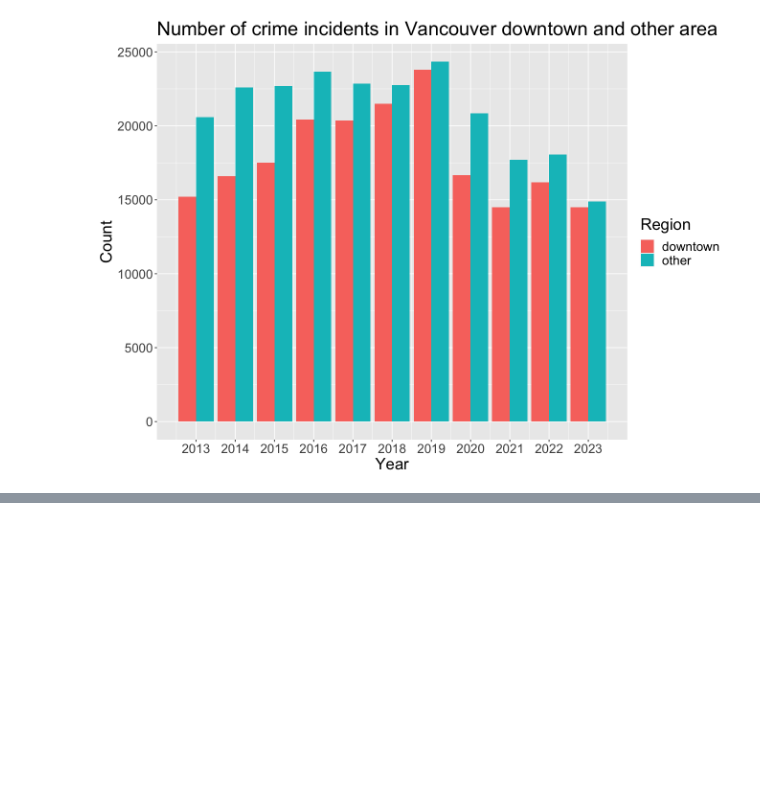
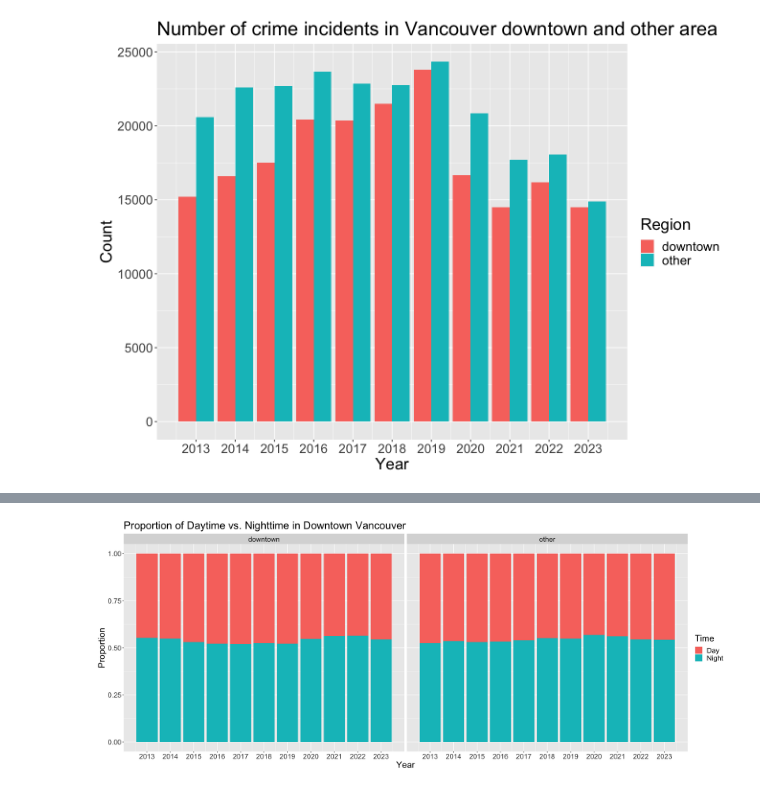
Before and after one commit to AllenCheng5186/STAT201-Group16-Group-Project, a Jupyter notebook: Preliminary Result.ipynb, the cells around one changed output, grey strips where cells are left out. Saved outputs shown, nothing was run; the diff lists cells and outputs as text; code cells hidden in the pictures; blank space fills up the shorter version.

```diff
--- a/Preliminary Result.ipynb
+++ b/Preliminary Result.ipynb
@@ -158,0 +173,15 @@ plot_grid(crimedata_Downtown_23_13_barplot,
+# %%
+# visualize the proportion of the crimes happened at night or day in two regions
+options(repr.plot.width = 20, repr.plot.height = 8)
+crime_AllNBHD_AllTime_summary_prop <- crime_AllNBHD_AllTime_summary |>
+    ggplot(aes(x = YEAR, y = count, fill = time)) +
+    geom_bar(stat = "identity",position = "fill") +
+    scale_x_continuous(breaks = seq(2013,2023,1)) +
+    labs(x = "Year", y = "Proportion", fill = "Time") +
+    ggtitle("Proportion of Daytime vs. Nighttime in Downtown Vancouver") +
+    theme(text = element_text(size = 20)) +
+    facet_grid(cols = vars(region))
+
+crime_AllNBHD_AllTime_summary_prop
+# %% [output]
+[figure, added]
```
Also changed, not shown: parts of 9 cells of this notebook.
